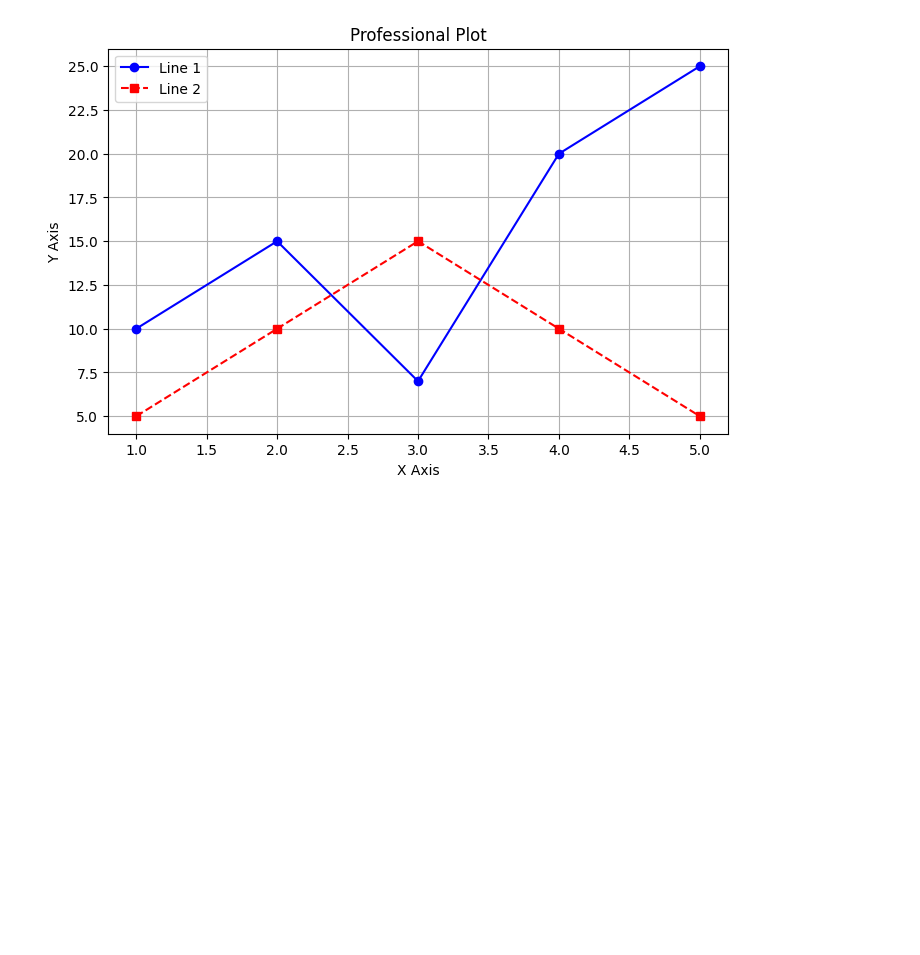
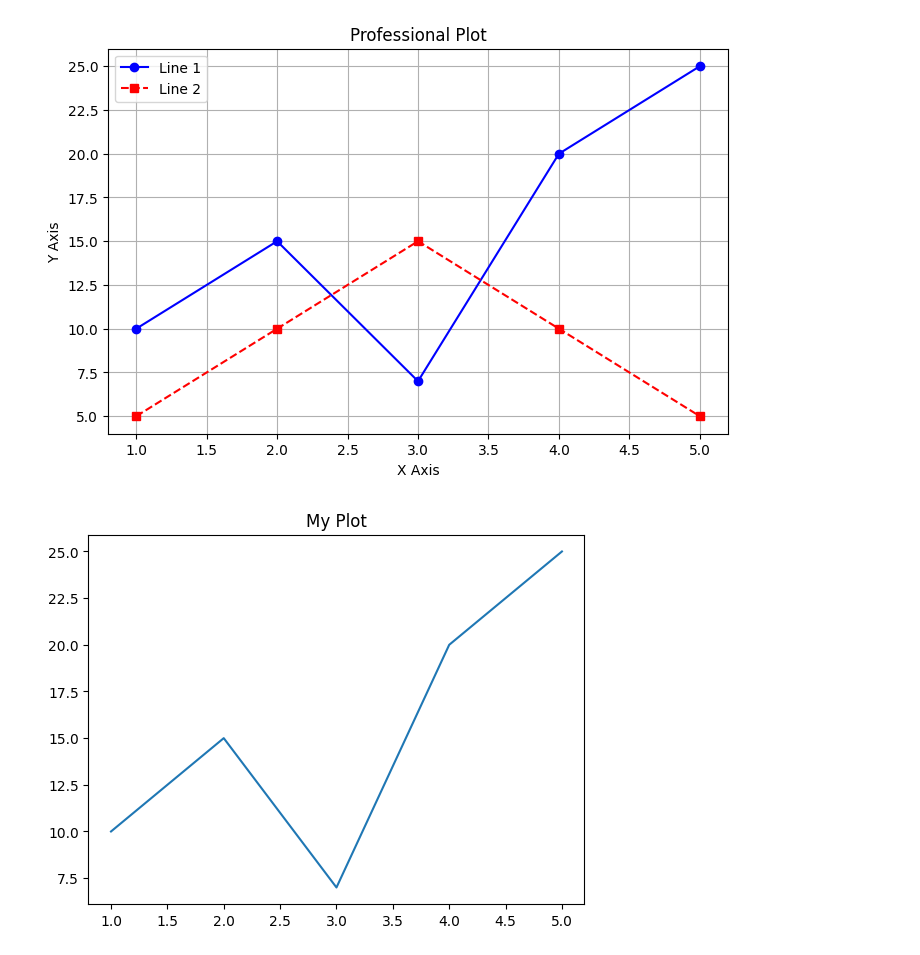
Before and after one commit to hady872/AI_Learning_Journey, a Jupyter notebook: matplotlib_course/matplotlib_ai.ipynb, the cells around one changed output. Saved outputs shown, nothing was run; the diff lists cells and outputs as text; code cells hidden in the pictures; blank space fills up the shorter version.

Commit message:
Day 7: saving figures & clean code

```diff
--- a/matplotlib_course/matplotlib_ai.ipynb
+++ b/matplotlib_course/matplotlib_ai.ipynb
@@ -261,3 +261,16 @@ plt.grid()
 plt.show()
 # %% [output]
 [figure]
+# %%
+import matplotlib.pyplot as plt
+x = [1, 2, 3, 4, 5]
+y = [10, 15, 7, 20, 25]
+
+plt.plot(x, y)
+
+plt.title("My Plot")
+
+plt.savefig("plot.png")
+plt.show()
+# %% [output]
+[figure, added]
```
Also changed, not shown: parts of 2 cells of this notebook, 2 other files.
